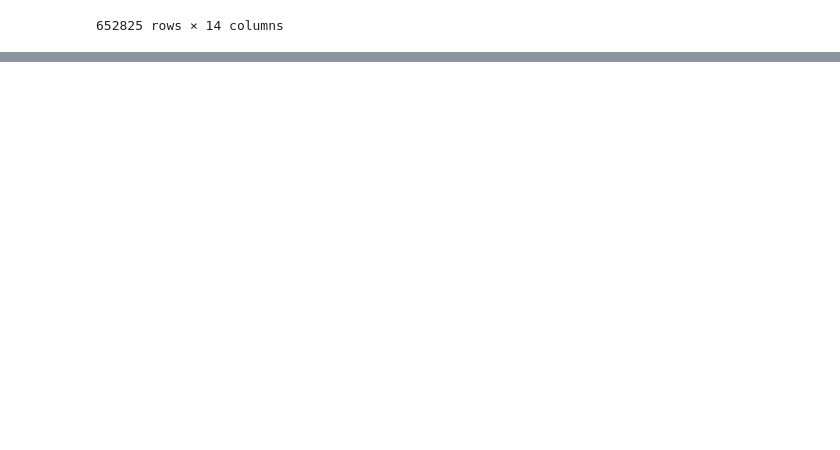
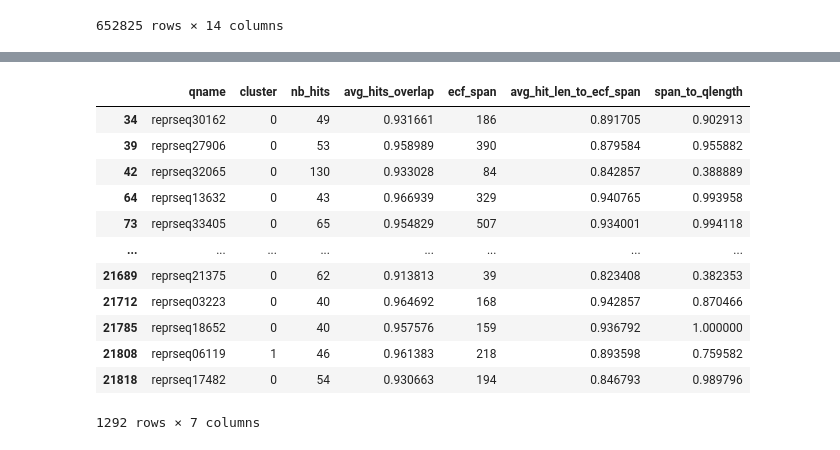
Before and after one commit to bioinf-mcb/ecf-explorer, a Jupyter notebook: notebooks/Example-plot-qECF-aln.ipynb, the cells around one changed output, grey strips where cells are left out. Saved outputs shown, nothing was run; the diff lists cells and outputs as text; code cells hidden in the pictures; blank space fills up the shorter version.

```diff
--- a/notebooks/Example-plot-qECF-aln.ipynb
+++ b/notebooks/Example-plot-qECF-aln.ipynb
@@ -109,2 +65,28 @@ hhrepid
+# %%
+# TEMP - get qECF with various AHO
+clustering_stats = load_clustering_results(workdir_path, mode='stats')
+# various AHO
+# sel = clustering_stats[(clustering_stats['avg_hits_overlap'] < 0.7) & (clustering_stats['nb_hits'] >= 40)]
+# dis = [int(r.split('reprseq')[1]) for r in list(set(sel['qname'].to_list()))]
+# sel
+
+# Pfam and ECF
+sel = clustering_stats[(clustering_stats['avg_hits_overlap'] >= 0.9) & (clustering_stats['nb_hits'] >= 40)]
+dis = [int(r.split('reprseq')[1]) for r in list(set(sel['qname'].to_list()))]
+sel
+# %% [output]
+|  | qname | cluster | nb_hits | avg_hits_overlap | ecf_span | avg_hit_len_to_ecf_span | span_to_qlength |
+| 34 | reprseq30162 | 0 | 49 | 0.931661 | 186 | 0.891705 | 0.902913 |
+| 39 | reprseq27906 | 0 | 53 | 0.958989 | 390 | 0.879584 | 0.955882 |
+| 42 | reprseq32065 | 0 | 130 | 0.933028 | 84 | 0.842857 | 0.388889 |
+| 64 | reprseq13632 | 0 | 43 | 0.966939 | 329 | 0.940765 | 0.993958 |
+| 73 | reprseq33405 | 0 | 65 | 0.954829 | 507 | 0.934001 | 0.994118 |
+| ... | ... | ... | ... | ... | ... | ... | ... |
+| 21689 | reprseq21375 | 0 | 62 | 0.913813 | 39 | 0.823408 | 0.382353 |
+| 21712 | reprseq03223 | 0 | 40 | 0.964692 | 168 | 0.942857 | 0.870466 |
+| 21785 | reprseq18652 | 0 | 40 | 0.957576 | 159 | 0.936792 | 1.000000 |
+| 21808 | reprseq06119 | 1 | 46 | 0.961383 | 218 | 0.893598 | 0.759582 |
+| 21818 | reprseq17482 | 0 | 54 | 0.930663 | 194 | 0.846793 | 0.989796 |
+1292 rows × 7 columns
 # %%
 # select representative proteins to display
```
Also changed, not shown: parts of 6 cells of this notebook, 8 other files.
